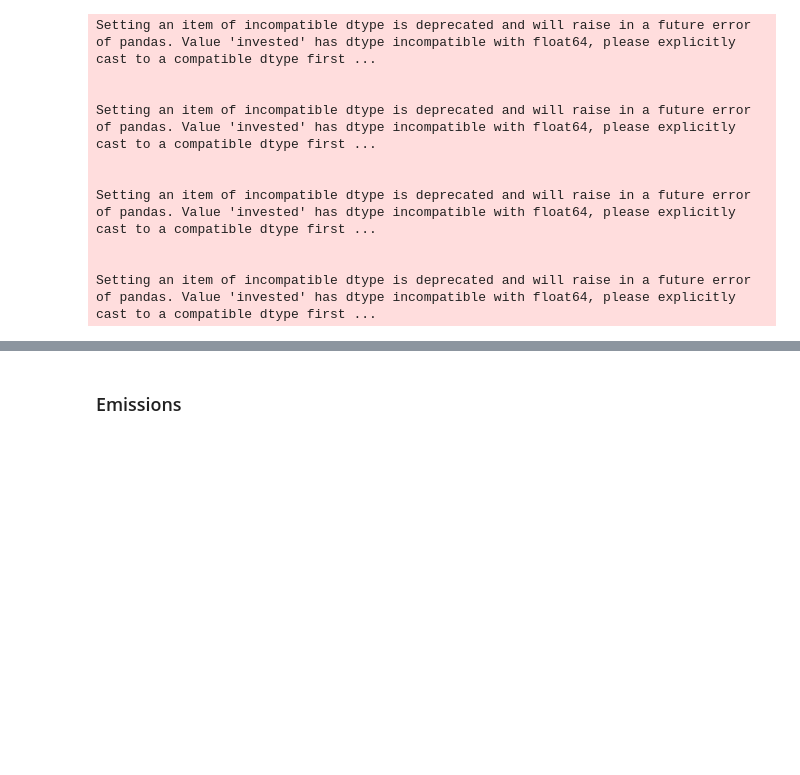
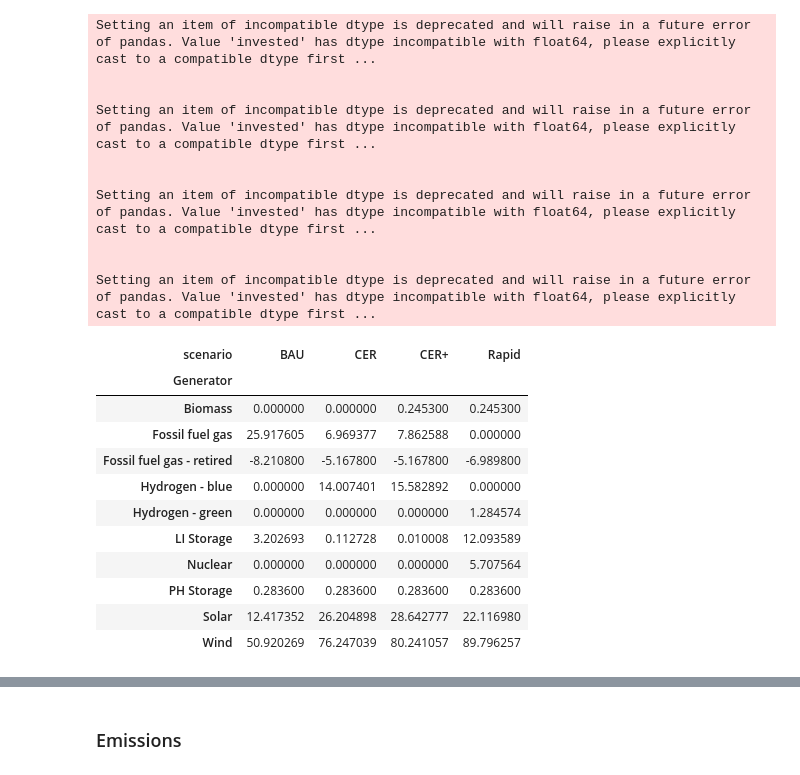
Before and after one commit to david-huck/canadopt, a Jupyter notebook: sandbox.ipynb, the cells around one changed output, grey strips where cells are left out. Saved outputs shown, nothing was run; the diff lists cells and outputs as text; code cells hidden in the pictures; blank space fills up the shorter version.

```diff
--- a/sandbox.ipynb
+++ b/sandbox.ipynb
@@ -668,3 +792,19 @@ Setting an item of incompatible dtype is deprecated and will raise in a future e
 
 
 Setting an item of incompatible dtype is deprecated and will raise in a future error of pandas. Value 'invested' has dtype incompatible with float64, please explicitly cast to a compatible dtype first ...
+# %%
+cum_cap_df = cap_df.groupby(["scenario","Generator"])["Capacity (GW)"].sum().reset_index().pivot(columns="scenario",index="Generator",values="Capacity (GW)").fillna(0)
+cum_cap_df
+# %% [output]
+| scenario | BAU | CER | CER+ | Rapid |
+| Generator |  |  |  |  |
+| Biomass | 0.000000 | 0.000000 | 0.245300 | 0.245300 |
+| Fossil fuel gas | 25.917605 | 6.969377 | 7.862588 | 0.000000 |
+| Fossil fuel gas - retired | -8.210800 | -5.167800 | -5.167800 | -6.989800 |
+| Hydrogen - blue | 0.000000 | 14.007401 | 15.582892 | 0.000000 |
+| Hydrogen - green | 0.000000 | 0.000000 | 0.000000 | 1.284574 |
+| LI Storage | 3.202693 | 0.112728 | 0.010008 | 12.093589 |
+| Nuclear | 0.000000 | 0.000000 | 0.000000 | 5.707564 |
+| PH Storage | 0.283600 | 0.283600 | 0.283600 | 0.283600 |
+| Solar | 12.417352 | 26.204898 | 28.642777 | 22.116980 |
+| Wind | 50.920269 | 76.247039 | 80.241057 | 89.796257 |
```
Also changed, not shown: parts of 9 cells of this notebook, 1 other file.
